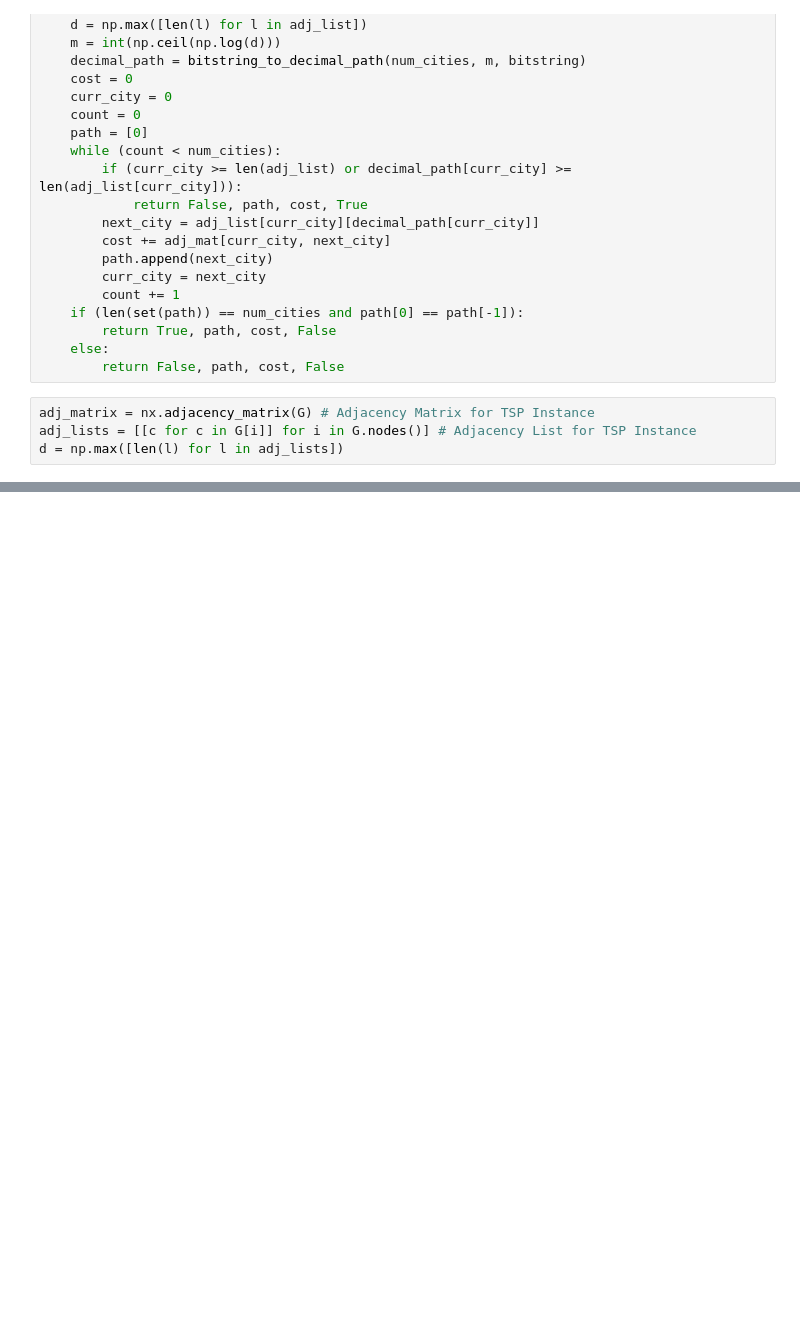
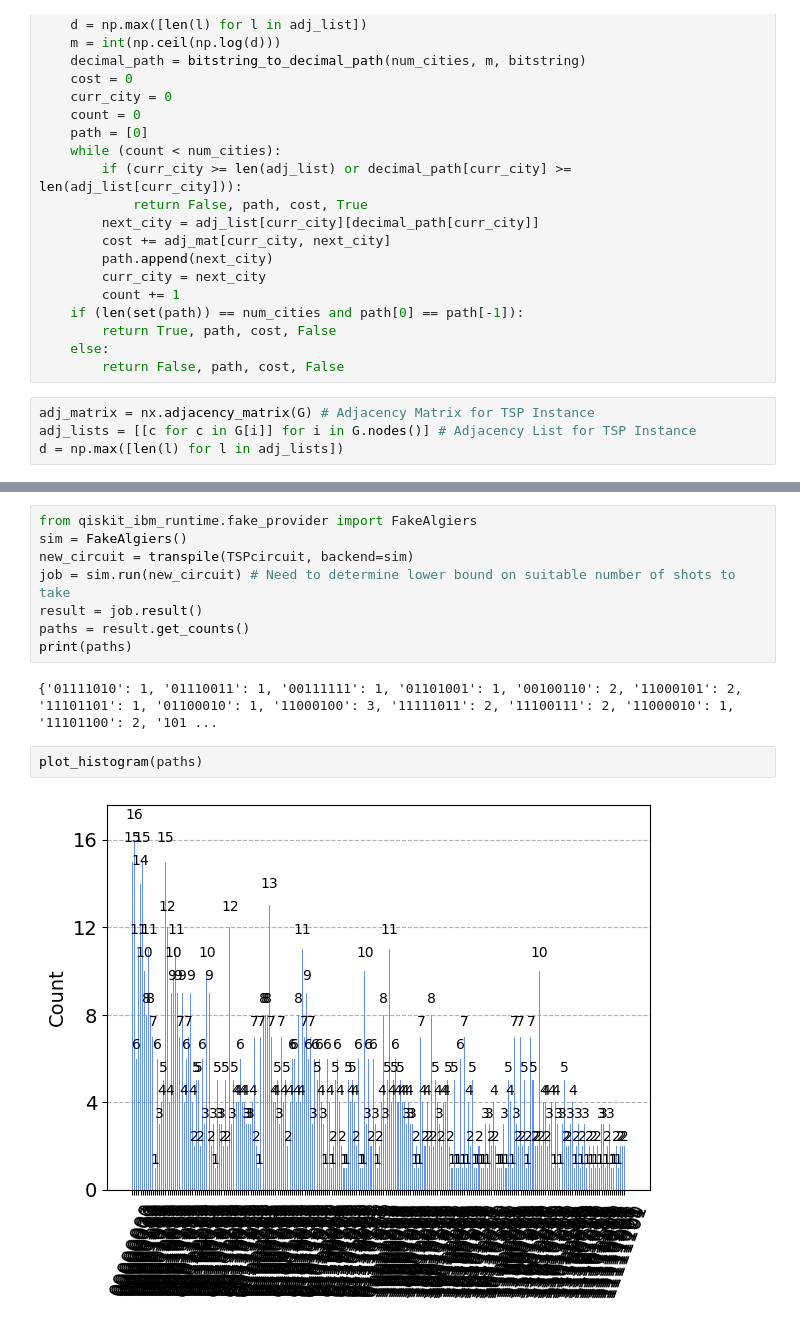
Before and after one commit to gheustace/quantum-tsp, a Jupyter notebook: tsp_impl.ipynb, the cells around one changed output, grey strips where cells are left out. Saved outputs shown, nothing was run; the diff lists cells and outputs as text; blank space fills up the shorter version.

```diff
--- a/tsp_impl.ipynb
+++ b/tsp_impl.ipynb
@@ -186,0 +192,14 @@ nx_tsp(G)
+# %%
+from qiskit_ibm_runtime.fake_provider import FakeAlgiers
+sim = FakeAlgiers()
+new_circuit = transpile(TSPcircuit, backend=sim)
+job = sim.run(new_circuit) # Need to determine lower bound on suitable number of shots to take
+result = job.result()
+paths = result.get_counts()
+print(paths)
+# %% [output]
+{'01111010': 1, '01110011': 1, '00111111': 1, '01101001': 1, '00100110': 2, '11000101': 2, '11101101': 1, '01100010': 1, '11000100': 3, '11111011': 2, '11100111': 2, '11000010': 1, '11101100': 2, '101 ...
+# %%
+plot_histogram(paths)
+# %% [output]
+[figure, added]
```
Also changed, not shown: parts of 10 cells of this notebook.
